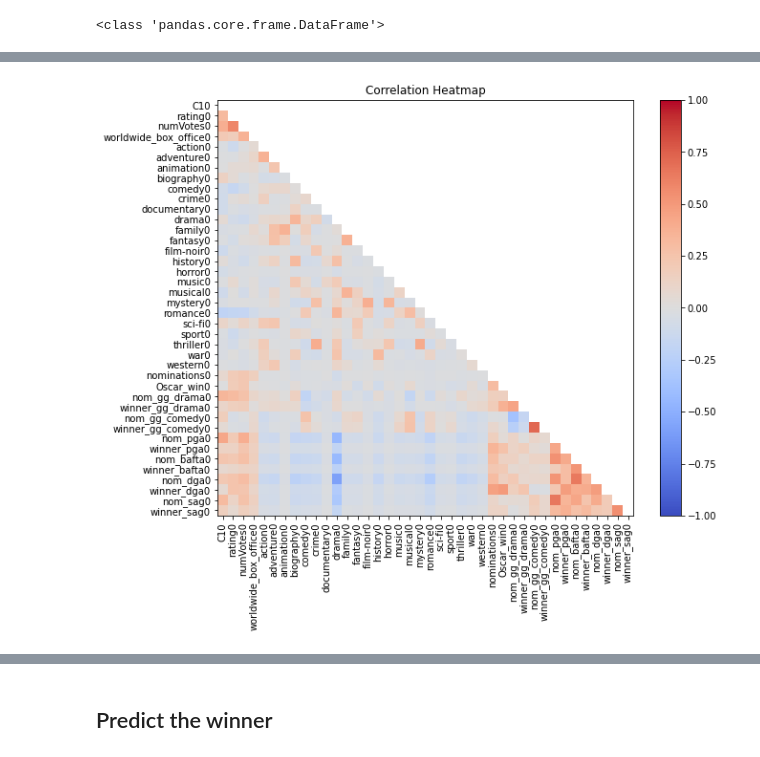
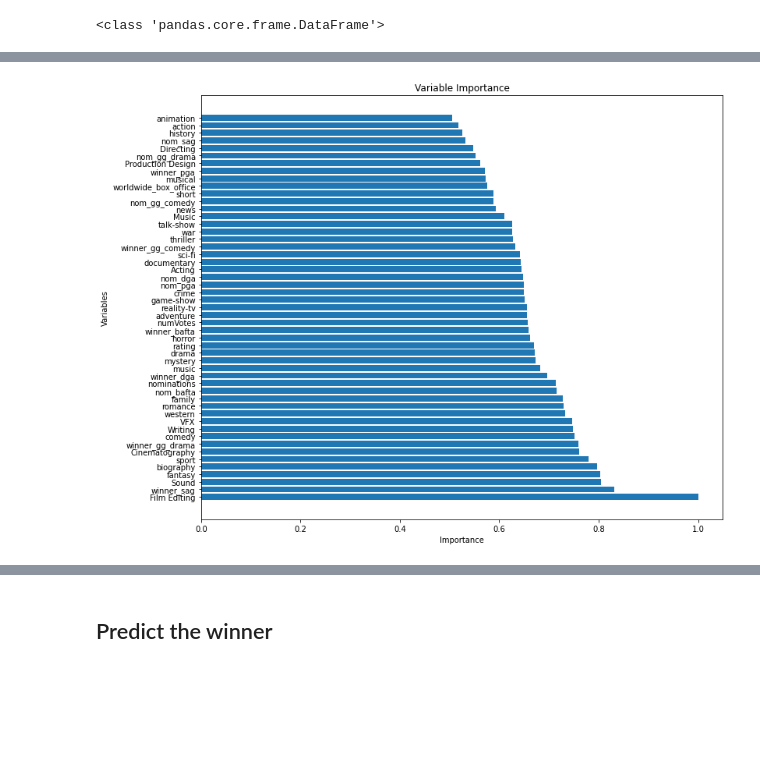
Before and after one commit to Aleksandra-dot/oscar_predictions, a Jupyter notebook: additional_data/ml.ipynb, the cells around one changed output, grey strips where cells are left out. Cells and saved outputs as stored; diff of their text form; code cells hidden in the pictures; blank space fills up the shorter version.

```diff
--- a/additional_data/ml.ipynb
+++ b/additional_data/ml.ipynb
@@ -402,35 +188,0 @@ data
-# %%
-import numpy as np
-import matplotlib.pyplot as plt
-
-# Assuming you have the correlation matrix stored in a variable called 'correlation_matrix'
-
-# Convert the correlation matrix to a numeric format
-correlation_matrix = correlations.as_data_frame().values.astype(float)
-column_names=correlations.columns
-
-# Create a masked array from the correlation matrix to hide the upper triangle
-masked_corr = np.ma.masked_where(np.triu(np.ones_like(correlation_matrix, dtype=bool)), correlation_matrix)
-
-# Set up the figure and axis
-fig, ax = plt.subplots(figsize=(10, 8))
-
-# Create the heatmap
-heatmap = ax.imshow(masked_corr, cmap='coolwarm', vmin=-1, vmax=1)
-
-# Add a colorbar
-cbar = fig.colorbar(heatmap)
-
-# Set the axis labels
-ax.set_xticks(np.arange(correlation_matrix.shape[1]))
-ax.set_yticks(np.arange(correlation_matrix.shape[0]))
-ax.set_xticklabels(column_names, rotation=90)
-ax.set_yticklabels(column_names)
-
-# Set the title
-ax.set_title("Correlation Heatmap")
-
-# Show the plot
-plt.show()
-# %% [output]
-[figure, removed]
@@ -438,0 +189,21 @@ model = h2o.load_model('./additional_data/model/DeepLearning_grid_2_AutoML_6_202
+# %%
+import matplotlib.pyplot as plt
+# Get the variable importance table
+var_importance = aml.leader.varimp()
+
+# Extract variable names and importances
+variables = [item[0] for item in var_importance]
+importances = [item[1] for item in var_importance]
+
+
+# Set the figure size
+plt.figure(figsize=(12, 10))
+
+# Plot the variable importance
+plt.barh(variables, importances)
+plt.xlabel("Importance")
+plt.ylabel("Variables")
+plt.title("Variable Importance")
+plt.show()
+# %% [output]
+[figure, added]
```
Also changed, not shown: parts of 22 cells of this notebook.
